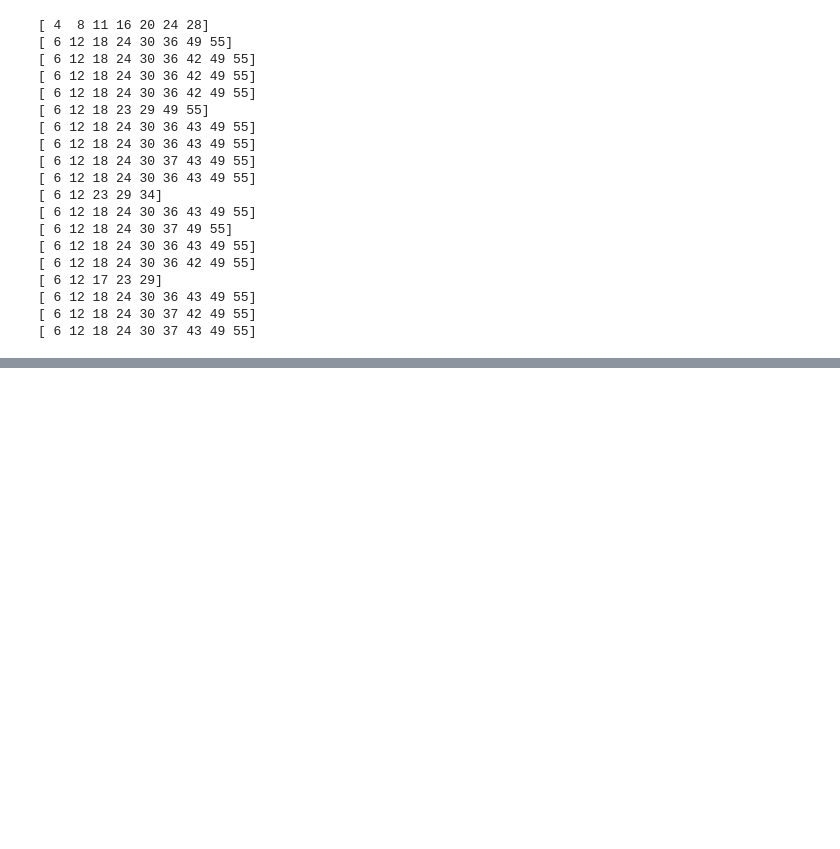
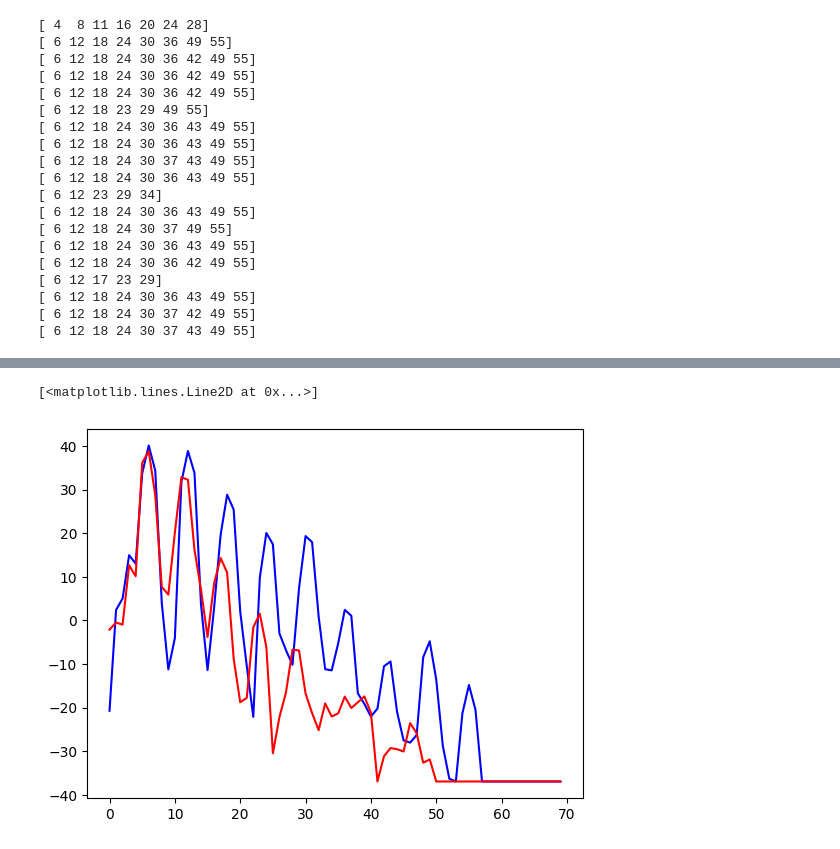
Before and after one commit to RosieBi/Bass_Learning, a Jupyter notebook: Music_Transcription/spectrogram_array.ipynb, the cells around one changed output, grey strips where cells are left out. Saved outputs shown, nothing was run; the diff lists cells and outputs as text; code cells hidden in the pictures; blank space fills up the shorter version.

```diff
--- a/Music_Transcription/spectrogram_array.ipynb
+++ b/Music_Transcription/spectrogram_array.ipynb
@@ -629,0 +640,13 @@ for i in range(len(Xdb_strums)):
+# %%
+slice_index_a = 3
+slice_index_b = 20
+
+# figure, axis = plt.subplots(2, 4)
+
+# axis[0,0].plot(first_strum_df.iloc[:,slice_index], color = 'b')
+# axis[0,1].plot(first_strum_df.iloc[:,slice_index+1], color = 'b')
+plt.plot(fifth_strum_df.iloc[:,slice_index_a], color = 'b')
+plt.plot(fifth_strum_df.iloc[:,slice_index_b], color = 'r')
+# %% [output]
+[<matplotlib.lines.Line2D at 0x...>]
+[figure, added]
```
Also changed, not shown: parts of 3 cells of this notebook.
